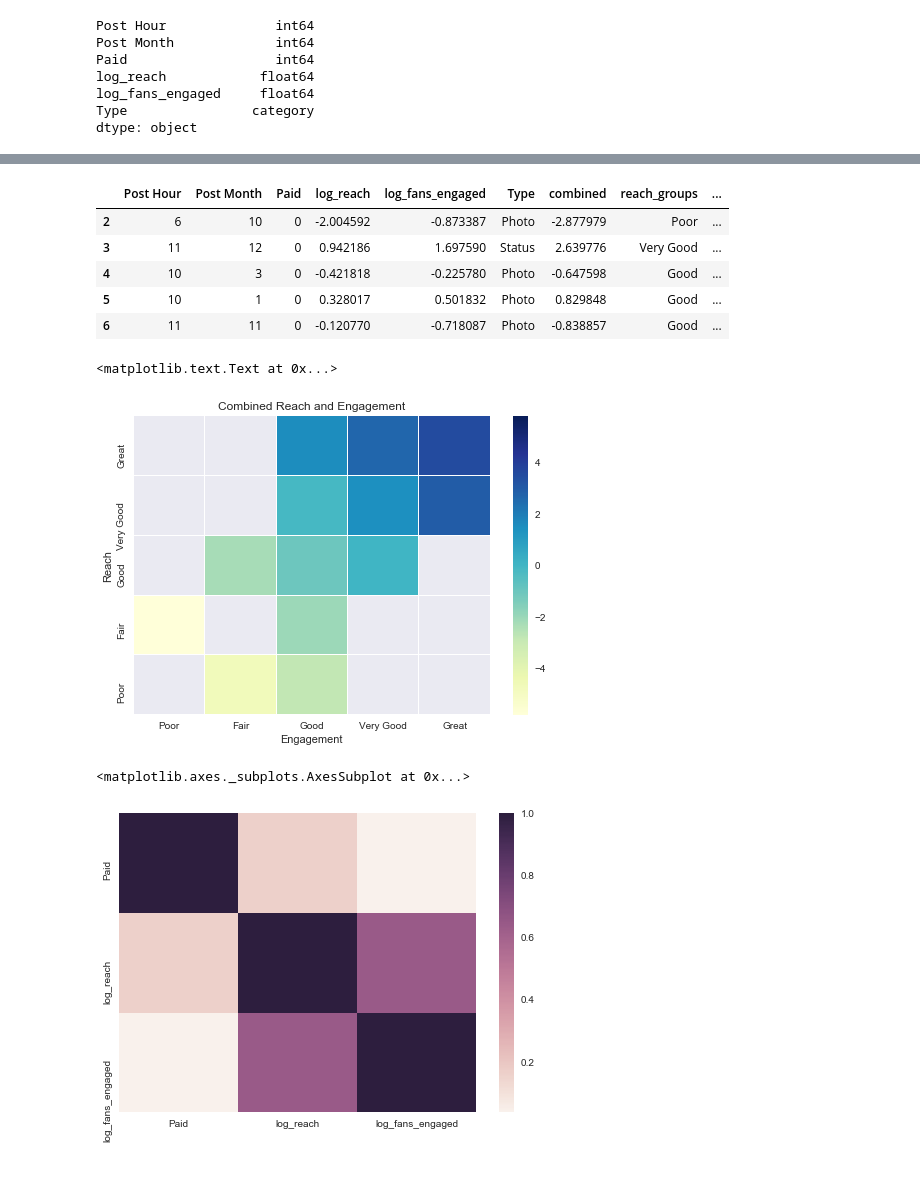
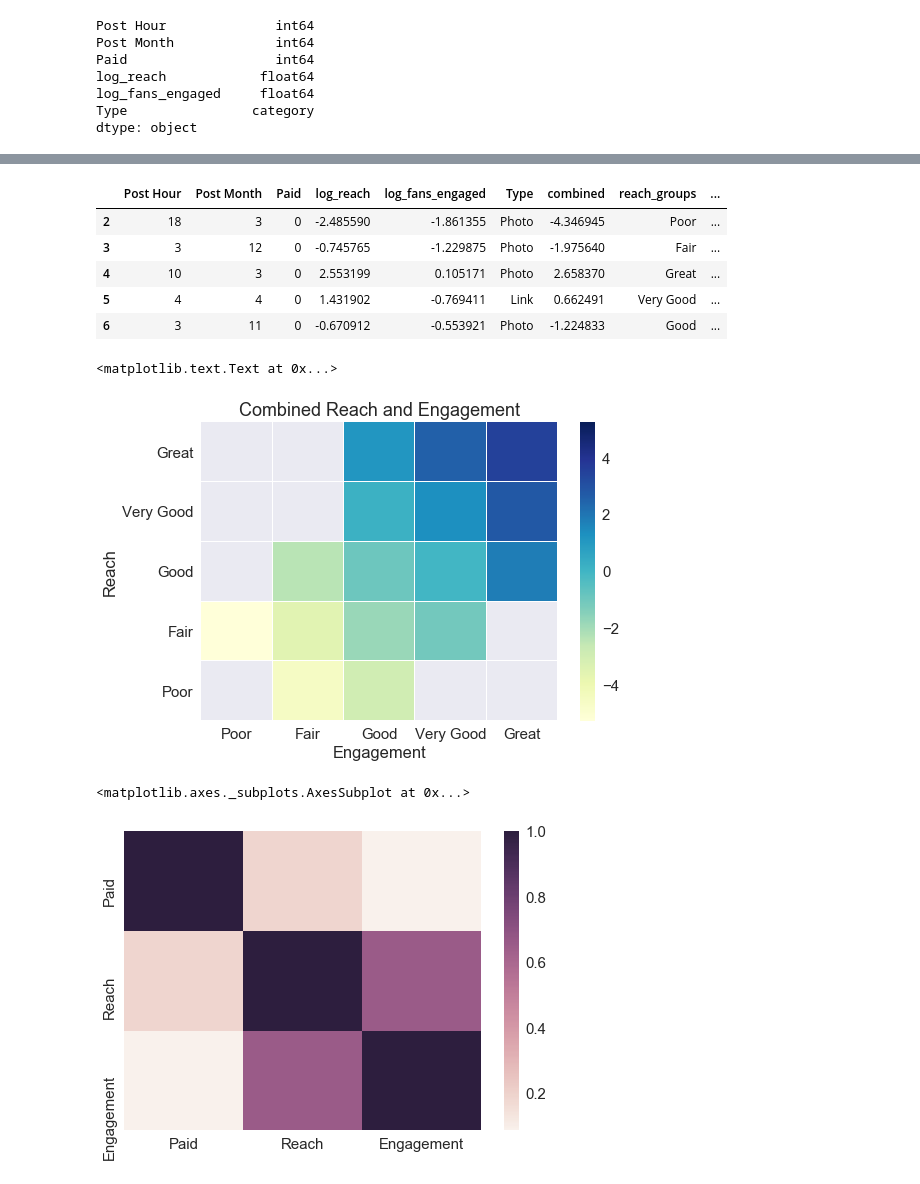
Before and after one commit to wihl/wihl.github.io, a Jupyter notebook: MGMT E5072 Data Visualizations.ipynb, the cells around one changed output, grey strips where cells are left out. Drawn from its saved outputs; the diff is of its cells as text; code cells hidden in the pictures.

```diff
--- a/MGMT E5072 Data Visualizations.ipynb
+++ b/MGMT E5072 Data Visualizations.ipynb
@@ -6 +6,5 @@ import seaborn as sns; sns.set()
 import numpy as np
+# %%
+df_train = pd.read_table("training_data_facebook-cosmetics-brand.tab")
+df_train.drop(df_train.index[0])
+df_train.head()
@@ -14,3 +26,7 @@ df_test.head()
 | 2 | 0.811908947836 | Photo | 1 | 10 | 7 | 6 | 0.0 | ... |
 | 3 | 0.938934808419 | Status | 2 | 12 | 5 | 11 | 0.0 | ... |
 | 4 | -1.29684336531 | Photo | 1 | 3 | 3 | 10 | 0.0 | ... |
+# %%
+df = pd.concat([df_train,df_test],axis=0)
+print (len(df_train),len(df_test),len(df))
+df.head()
@@ -17,7 +41,7 @@ df_test.head()
 # %%
 # clean up and get only necessary columns
 # Remove missing values
-data = df_test[['Post Hour','Post Month','Paid','log_reach','log_fans_engaged','Type']].dropna()
+data = df[['Post Hour','Post Month','Paid','log_reach','log_fans_engaged','Type']].dropna()
 # first row describes the data as discrete or continuous. We don't need that.
 data=data.drop(data.index[0])
 # Convert from object to float
@@ -124,11 +148,11 @@ plt.ylabel('Engagement')
 data.head()
 # %% [output]
 |  | Post Hour | Post Month | Paid | log_reach | log_fans_engaged | Type | combined | reach_groups | ... |
-| 2 | 6 | 10 | 0 | -2.004592 | -0.873387 | Photo | -2.877979 | Poor | ... |
-| 3 | 11 | 12 | 0 | 0.942186 | 1.697590 | Status | 2.639776 | Very Good | ... |
-| 4 | 10 | 3 | 0 | -0.421818 | -0.225780 | Photo | -0.647598 | Good | ... |
-| 5 | 10 | 1 | 0 | 0.328017 | 0.501832 | Photo | 0.829848 | Good | ... |
-| 6 | 11 | 11 | 0 | -0.120770 | -0.718087 | Photo | -0.838857 | Good | ... |
+| 2 | 18 | 3 | 0 | -2.485590 | -1.861355 | Photo | -4.346945 | Poor | ... |
+| 3 | 3 | 12 | 0 | -0.745765 | -1.229875 | Photo | -1.975640 | Fair | ... |
+| 4 | 10 | 3 | 0 | 2.553199 | 0.105171 | Photo | 2.658370 | Great | ... |
+| 5 | 4 | 4 | 0 | 1.431902 | -0.769411 | Link | 0.662491 | Very Good | ... |
+| 6 | 3 | 11 | 0 | -0.670912 | -0.553921 | Photo | -1.224833 | Good | ... |
 # %%
 p = data.pivot_table(index='reach_groups',columns='engage_groups',values='combined',aggfunc=np.mean)
 ax = sns.heatmap(p, linewidths=.01, cmap="YlGnBu")
@@ -138,12 +162,13 @@ plt.ylabel('Reach')
 plt.xlabel('Engagement')
 # %% [output]
 <matplotlib.text.Text at 0x...>
-[figure, old version]
+[figure, new version]
 # %%
-sns.heatmap(data[['Paid','log_reach','log_fans_engaged']].corr())
+sns.heatmap(data[['Paid','log_reach','log_fans_engaged']].corr(),xticklabels=['Paid','Reach','Engagement'],
+            yticklabels=['Paid','Reach','Engagement'])
 # %% [output]
 <matplotlib.axes._subplots.AxesSubplot at 0x...>
-[figure, old version]
+[figure, new version]
 # %%
 p = data.pivot_table(index='Type',columns='Post Hour',values='combined',aggfunc=np.mean)
 ax = sns.heatmap(p, linewidths=.01, cmap="YlGnBu")
```
Also changed, not shown: parts of 14 cells of this notebook.
